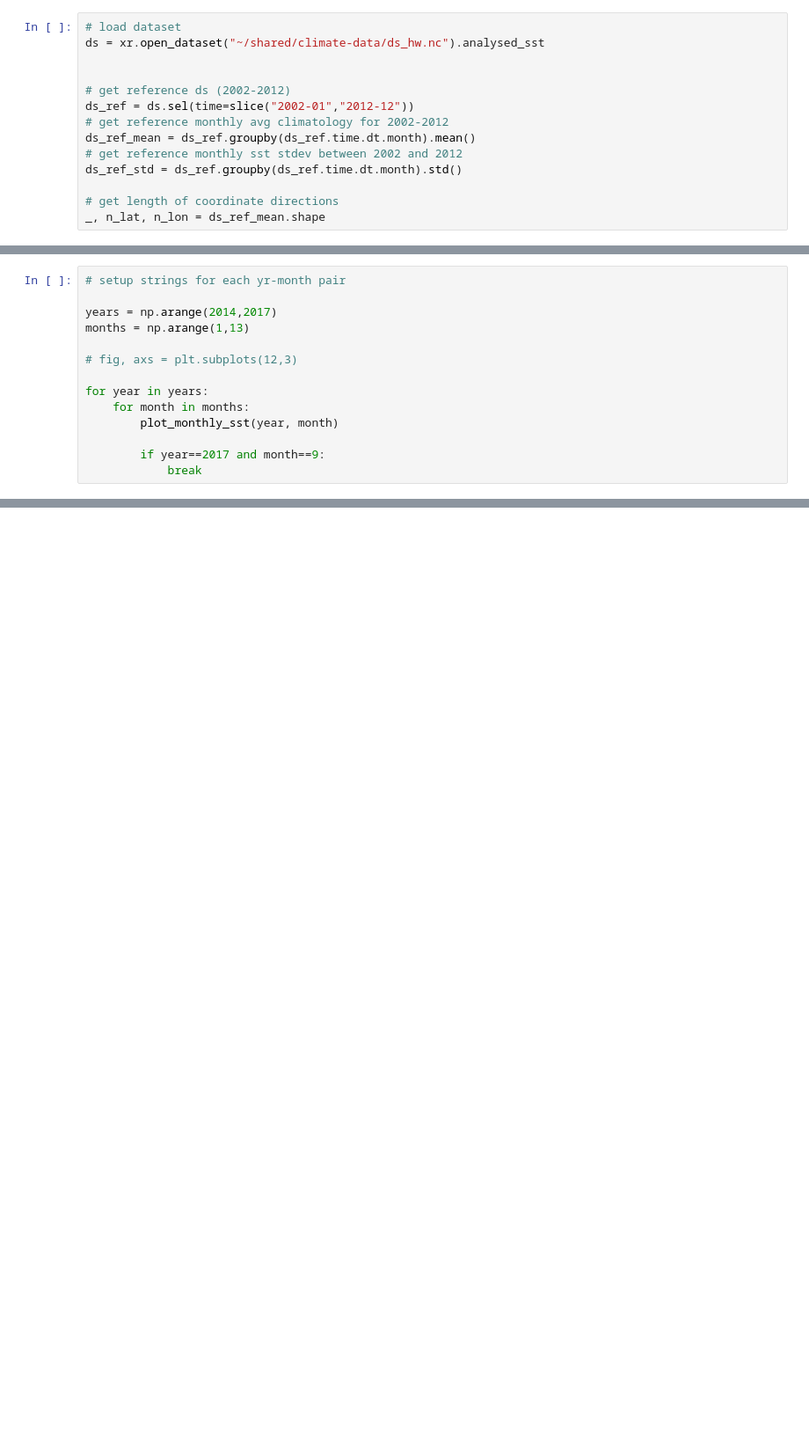
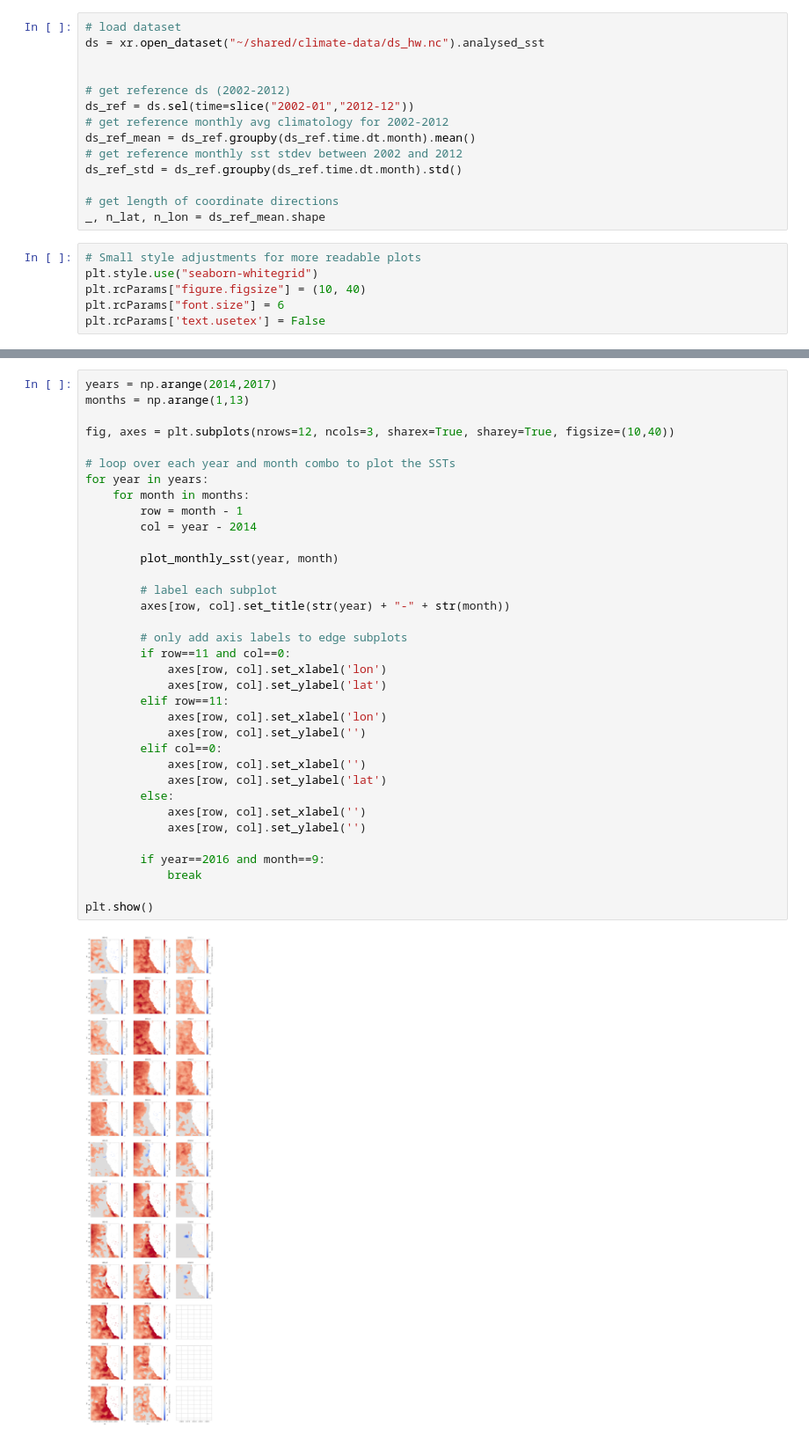
Before and after one commit to UCB-stat-159-s23/hw03-Group20, a Jupyter notebook: climate-Q04.ipynb, the cells around one changed output, grey strips where cells are left out. Shown at 88% size. Cells and saved outputs as stored; diff of their text form; blank space fills up the shorter version.

```diff
--- a/climate-Q04.ipynb
+++ b/climate-Q04.ipynb
@@ -38,6 +34,12 @@ ds_ref_std = ds_ref.groupby(ds_ref.time.dt.month).std()
 
 # get length of coordinate directions
 _, n_lat, n_lon = ds_ref_mean.shape
+# %%
+# Small style adjustments for more readable plots
+plt.style.use("seaborn-whitegrid")
+plt.rcParams["figure.figsize"] = (10, 40)
+plt.rcParams["font.size"] = 6
+plt.rcParams['text.usetex'] = False
 # %%
 def plot_monthly_sst(year: int, month: int):
     """
@@ -65,14 +63,0 @@ def plot_monthly_sst(year: int, month: int):
-# %%
-# setup strings for each yr-month pair
-
-years = np.arange(2014,2017)
-months = np.arange(1,13)
-
-# fig, axs = plt.subplots(12,3)
-
-for year in years:
-    for month in months:
-        plot_monthly_sst(year, month)
-
-        if year==2017 and month==9:
-            break
@@ -92,0 +64,37 @@ for year in years:
+# %%
+years = np.arange(2014,2017)
+months = np.arange(1,13)
+
+fig, axes = plt.subplots(nrows=12, ncols=3, sharex=True, sharey=True, figsize=(10,40))
+
+# loop over each year and month combo to plot the SSTs
+for year in years:
+    for month in months:
+        row = month - 1
+        col = year - 2014
+
+        plot_monthly_sst(year, month)
+
+        # label each subplot
+        axes[row, col].set_title(str(year) + "-" + str(month))
+
+        # only add axis labels to edge subplots
+        if row==11 and col==0:
+            axes[row, col].set_xlabel('lon')
+            axes[row, col].set_ylabel('lat')
+        elif row==11:
+            axes[row, col].set_xlabel('lon')
+            axes[row, col].set_ylabel('')
+        elif col==0:
+            axes[row, col].set_xlabel('')
+            axes[row, col].set_ylabel('lat')
+        else:
+            axes[row, col].set_xlabel('')
+            axes[row, col].set_ylabel('')
+
+        if year==2016 and month==9:
+            break
+
+plt.show()
+# %% [output]
+[figure, added]
```
Also changed, not shown: parts of 3 cells of this notebook.
